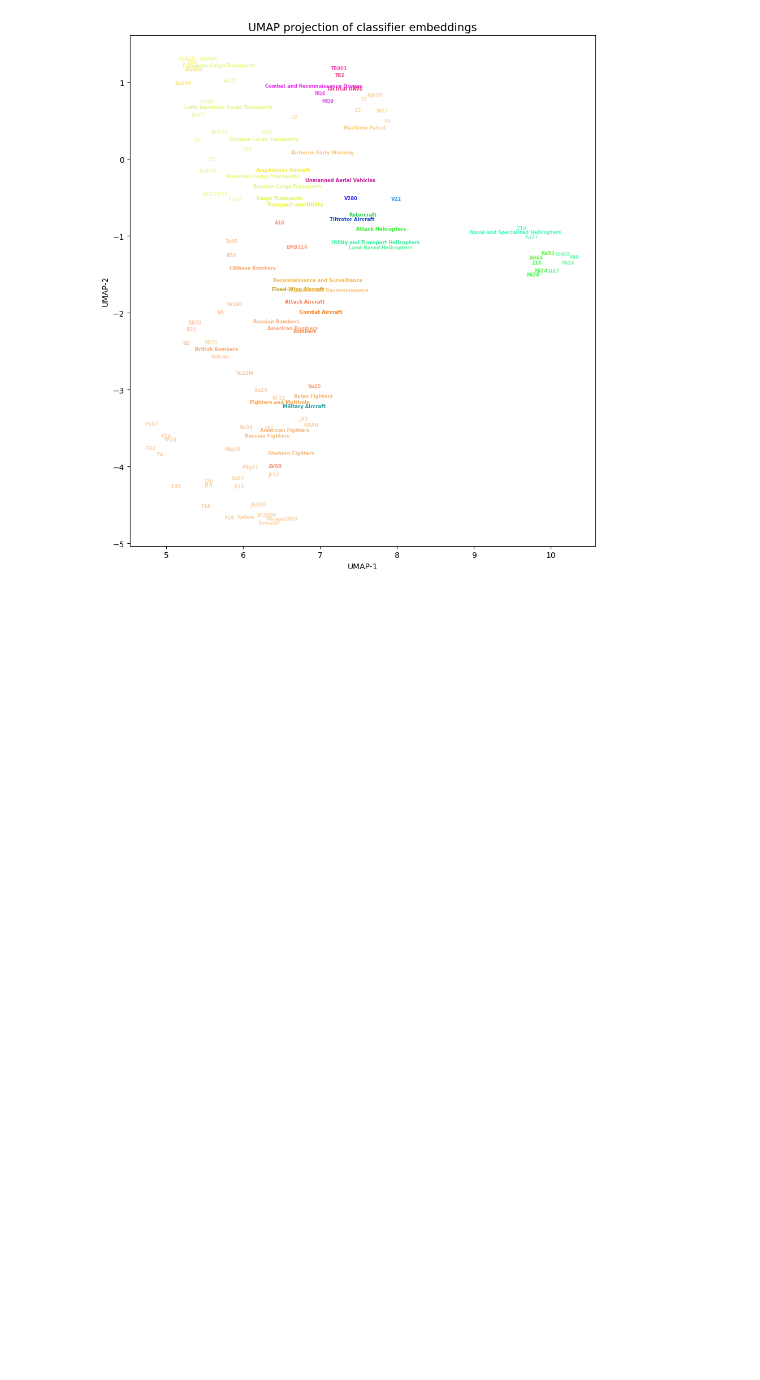
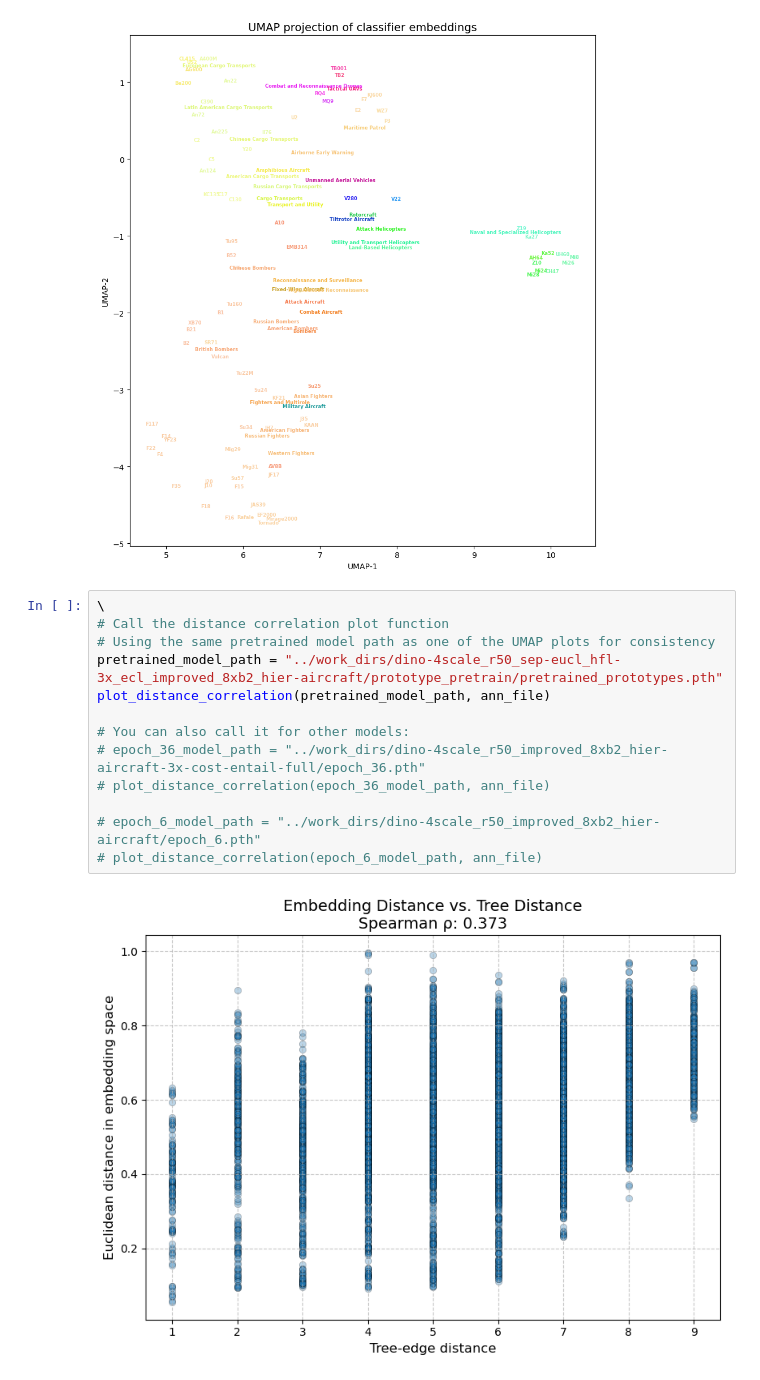
Before and after one commit to Gogonemnem/hierarchical-object-detection, a Jupyter notebook: notebooks/embeddings.ipynb, the cells around one changed output. Saved outputs shown, nothing was run; the diff lists cells and outputs as text; blank space fills up the shorter version.

```diff
--- a/notebooks/embeddings.ipynb
+++ b/notebooks/embeddings.ipynb
@@ -149,3 +683,18 @@ path = "../work_dirs/dino-4scale_r50_improved_8xb2_hier-aircraft/epoch_6.pth"
 plot_embeddings_umap(path, ann_file)
 # %% [output]
 [figure]
+# %%
+\
+# Call the distance correlation plot function
+# Using the same pretrained model path as one of the UMAP plots for consistency
+pretrained_model_path = "../work_dirs/dino-4scale_r50_sep-eucl_hfl-3x_ecl_improved_8xb2_hier-aircraft/prototype_pretrain/pretrained_prototypes.pth"
+plot_distance_correlation(pretrained_model_path, ann_file)
+
+# You can also call it for other models:
+# epoch_36_model_path = "../work_dirs/dino-4scale_r50_improved_8xb2_hier-aircraft-3x-cost-entail-full/epoch_36.pth"
+# plot_distance_correlation(epoch_36_model_path, ann_file)
+
+# epoch_6_model_path = "../work_dirs/dino-4scale_r50_improved_8xb2_hier-aircraft/epoch_6.pth"
+# plot_distance_correlation(epoch_6_model_path, ann_file)
+# %% [output]
+[figure, added]
```
Also changed, not shown: parts of 3 cells of this notebook, 1 other file.
